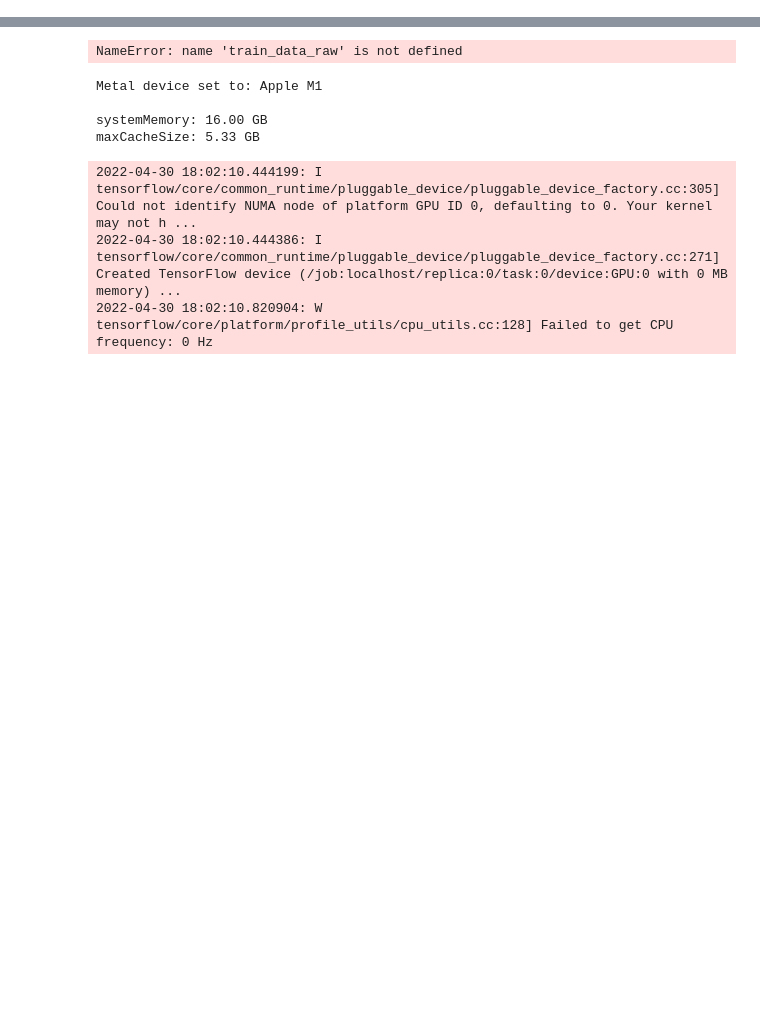
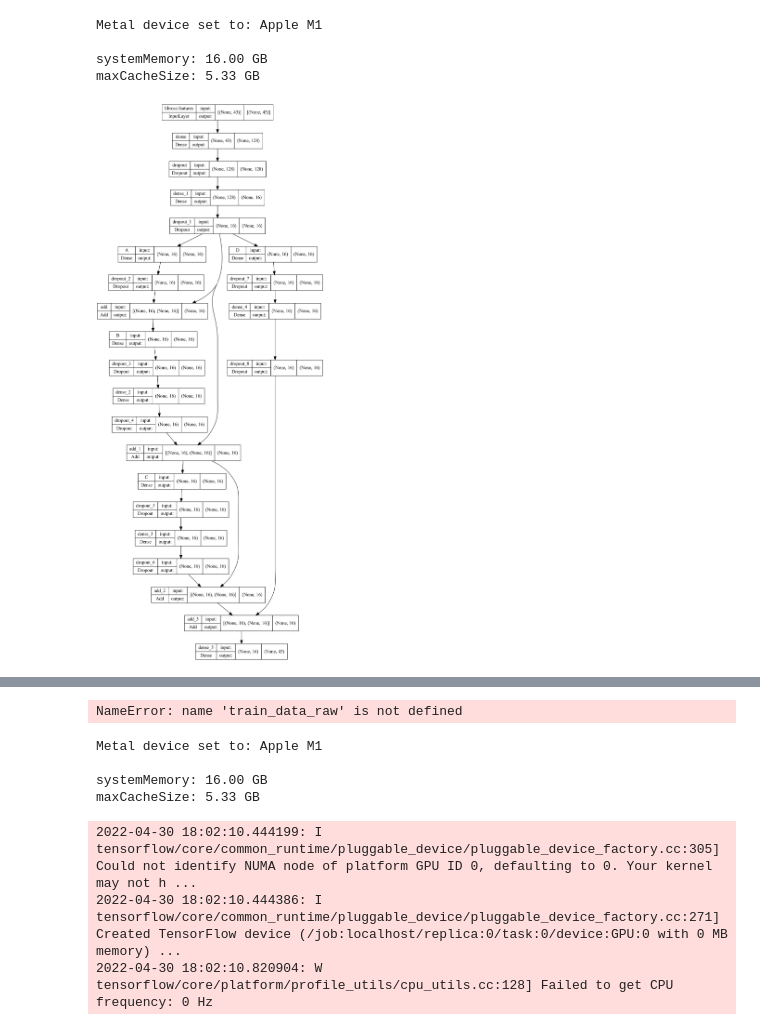
Before and after one commit to sedwardsmarsh/neural-synth, a Jupyter notebook: jupyter.ipynb, the cells around one changed output, grey strips where cells are left out. Cells and saved outputs as stored; diff of their text form; code cells hidden in the pictures; blank space fills up the shorter version.

```diff
--- a/jupyter.ipynb
+++ b/jupyter.ipynb
@@ -101,3 +98,53 @@ y = np.asarray(label_list)
 # train_data_raw, train_labels_raw, test_data_raw, test_labels_raw = partition_dataset()
 from sklearn.model_selection import train_test_split
 x_train, x_test, y_train, y_test = train_test_split(X, y, test_size=0.2, random_state=42)
+# %%
+# architect model
+num_labels = y.shape[1]
+input_shape = X.shape[1]
+
+# librosa features head
+libosa_inputs = layers.Input(shape=input_shape, name='librosa features')
+x = layers.Dense(128, activation='relu')(libosa_inputs)
+x = layers.Dropout(0.5)(x)
+x = layers.Dense(16, activation='relu')(x)
+block_1_output = layers.Dropout(0.5)(x)
+# block 2
+x = layers.Dense(16, activation='relu', name='A')(block_1_output)
+x = layers.Dropout(0.5)(x)
+block_2_output = layers.add([x, block_1_output])
+# block 3
+x = layers.Dense(16, activation='relu', name='B')(block_2_output)
+x = layers.Dropout(0.5)(x)
+x = layers.Dense(16, activation='relu')(x)
+x = layers.Dropout(0.5)(x)
+block_3_output = layers.add([x, block_1_output])
+# block 4
+x = layers.Dense(16, activation='relu', name='C')(block_3_output)
+x = layers.Dropout(0.5)(x)
+x = layers.Dense(16, activation='relu')(x)
+x = layers.Dropout(0.5)(x)
+block_4_output = layers.add([x, block_3_output])
+# block 5
+x = layers.Dense(16, activation='relu', name='D')(block_1_output)
+x = layers.Dropout(0.5)(x)
+x = layers.Dense(16, activation='relu')(x)
+x = layers.Dropout(0.5)(x)
+block_5_output = layers.add([x, block_4_output])
+# block 6
+x = layers.Dense(16, activation='relu', name='E')(block_1_output)
+x = layers.Dropout(0.5)(x)
+block_6_output = layers.add([x, block_5_output])
+# block 7
+x = layers.Dense(16, activation='relu', name='F')(block_1_output)
+x = layers.Dropout(0.5)(x)
+block_6_output = layers.add([x, block_6_output])
+# output block
+output_block = layers.Dense(num_labels)(block_5_output)
+# model definition
+model = Model(inputs=[libosa_inputs], outputs=[output_block], name='functional')
+
+# visualize model
+from keras.utils.all_utils import plot_model
+plot_model(model, show_shapes=True, rankdir='TB', to_file='model.png', dpi=300)
+# %% [output]
@@ -104 +153,6 @@ x_train, x_test, y_train, y_test = train_test_split(X, y, test_size=0.2, random_
+Metal device set to: Apple M1
+
+systemMemory: 16.00 GB
+maxCacheSize: 5.33 GB
+[figure, added]
 # %%
```
Also changed, not shown: parts of 6 cells of this notebook.
